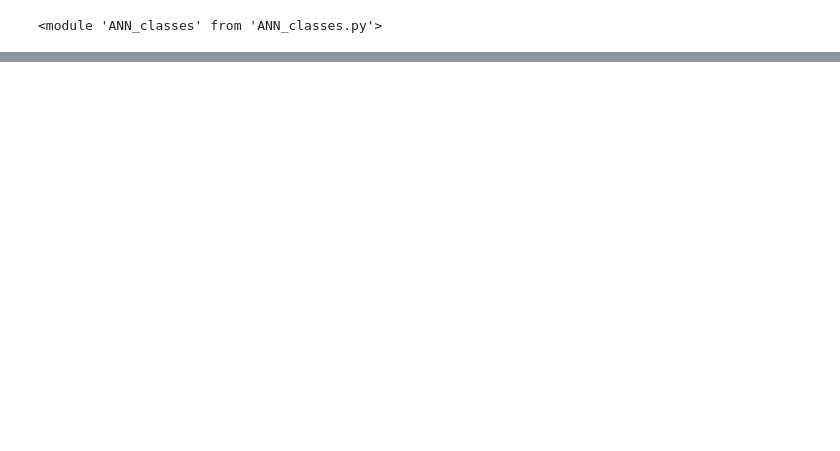
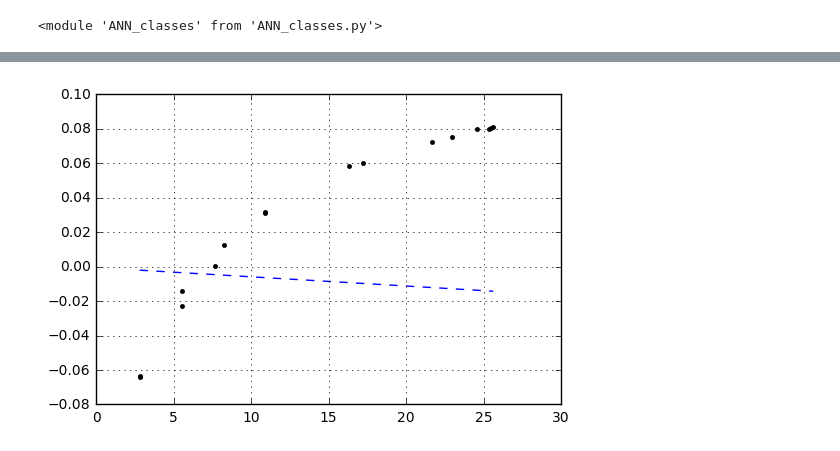
Before and after one commit to ateplovoz/ANN, a Jupyter notebook: ANN_vector_GitVersion.ipynb, the cells around one changed output, grey strips where cells are left out. Cells and saved outputs as stored; diff of their text form; code cells hidden in the pictures; blank space fills up the shorter version.

```diff
--- a/ANN_vector_GitVersion.ipynb
+++ b/ANN_vector_GitVersion.ipynb
@@ -73,7 +75,11 @@ plt.show()
+# %%
+set_input = data_Nfp_Etam_seq_masked_means/1000
+set_output = data_Etam_masked_means-0.15
 # %%
 reload(ANN_classes)
 # %% [output]
 <module 'ANN_classes' from 'ANN_classes.py'>
 # %%
-ANN1 = ANN_classes.NNetwork(1, 5, 3)
-# ANN1.cfg_input(2)
+ANN1 = ANN_classes.NNetwork(2, 5, 1)
+ANN1.cfg_input(2)
+ANN1.nwgh_randomize(1)
@@ -94,0 +117,9 @@ array([-502.77207689, -504.3261048 , -503.57618162])
+# %%
+fig = plt.figure()
+ax1 = plt.subplot(111)
+ax1.plot(set_input, set_output, 'k.')
+ax1.plot(dxx, dyy, 'b--')
+ax1.grid(True)
+plt.show()
+# %% [output]
+[figure, added]
```
Also changed, not shown: parts of 8 cells of this notebook, 2 other files.
